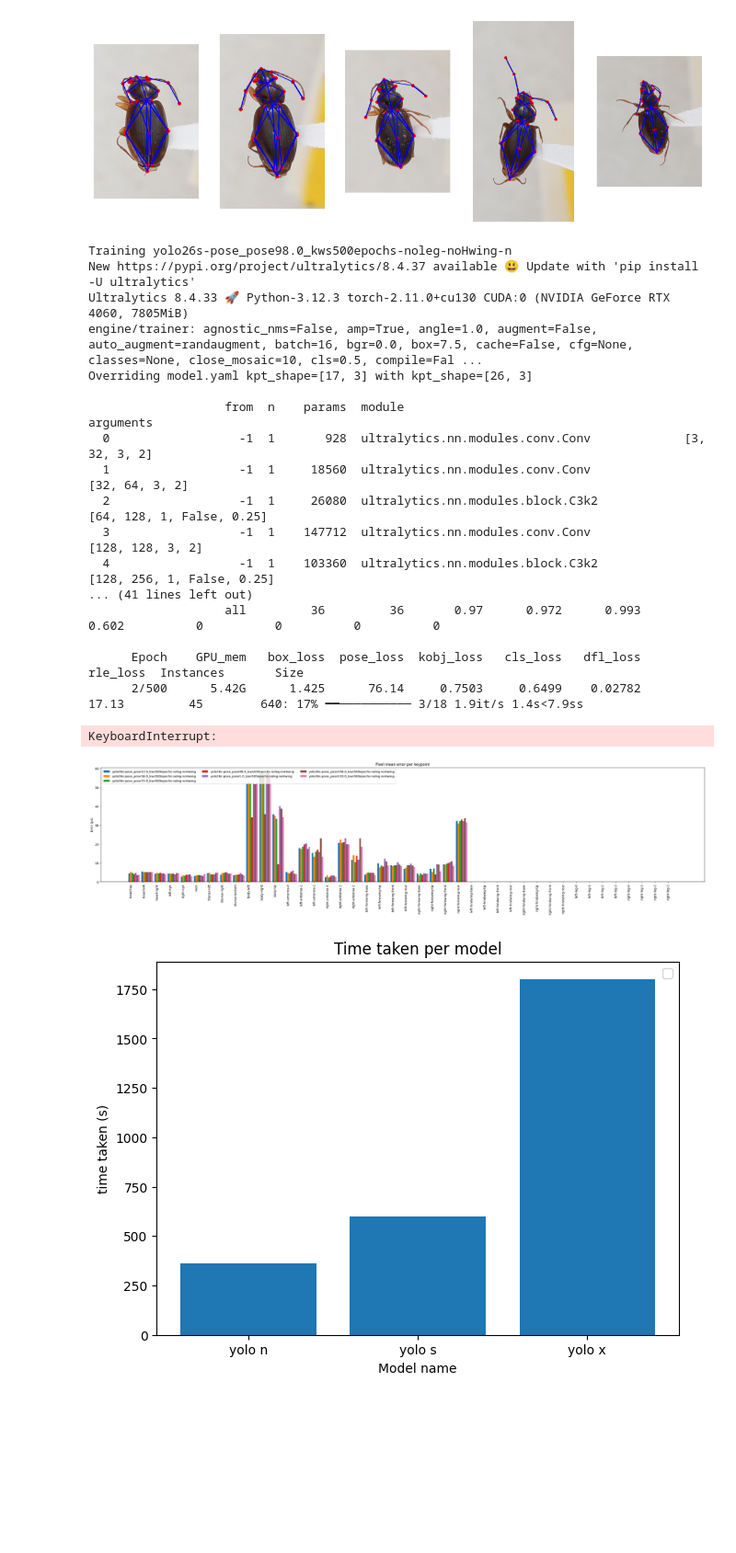
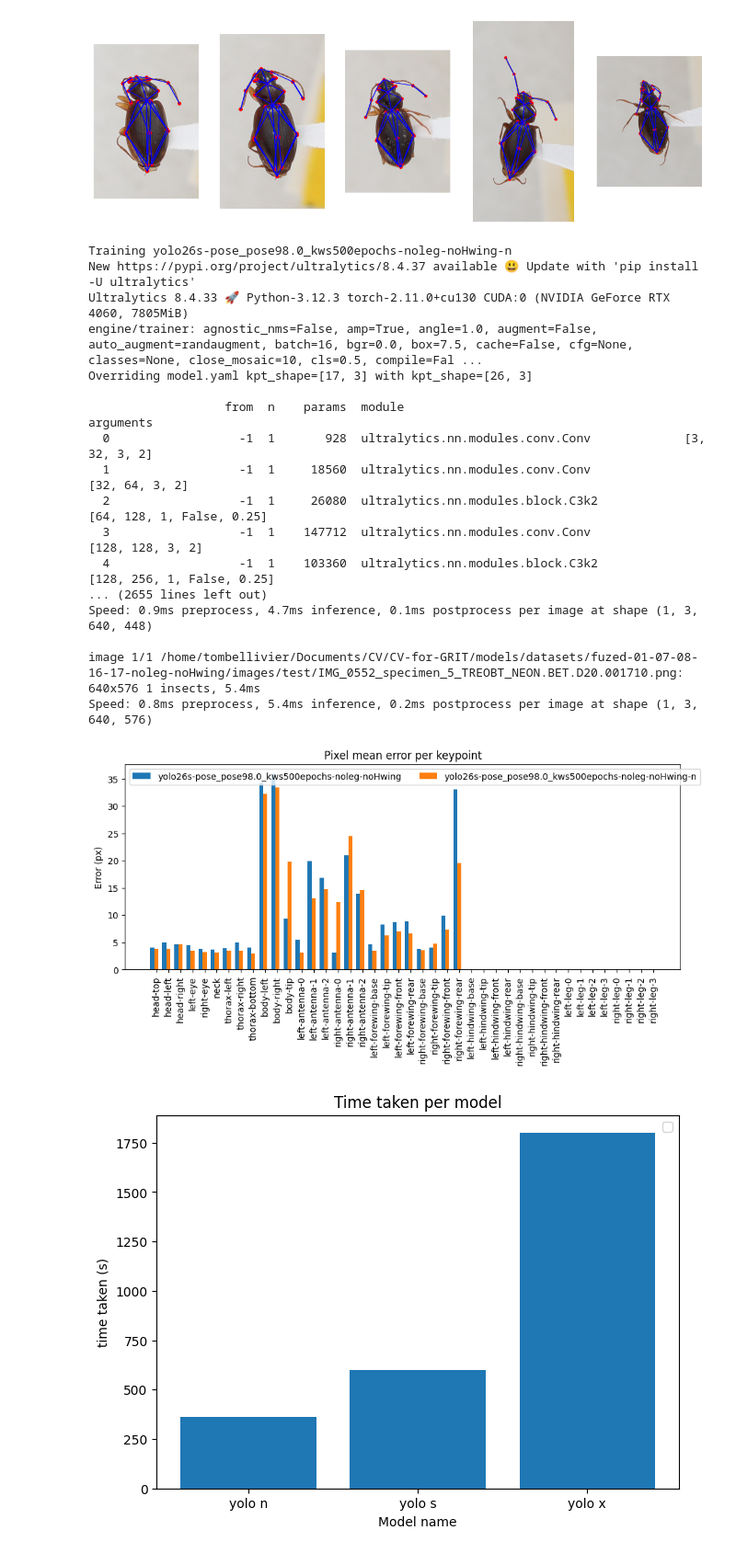
Before and after one commit to TomBellivier/CV-for-GRIT, a Jupyter notebook: models/yolo-pose-insect-kp.ipynb, the cells around one changed output. Shown at 92% size. Drawn from its saved outputs; the diff is of its cells as text; code cells hidden in the pictures; blank space fills up the shorter version.

Commit message:
run with 364 images

```diff
--- a/models/yolo-pose-insect-kp.ipynb
+++ b/models/yolo-pose-insect-kp.ipynb
@@ -117,6 +117,7 @@ def check_keywords(name, kws):
 # %%
 base_model = "yolo26s-pose"
 params = {
+"img" : 364,
 "pose":98.0, # base value = 12.0
 "kws": "500epochs-noleg-noHwing",
 }
@@ -206,50 +207,49 @@ Overriding model.yaml kpt_shape=[17, 3] with kpt_shape=[26, 3]
   2                  -1  1     26080  ultralytics.nn.modules.block.C3k2            [64, 128, 1, False, 0.25]
   3                  -1  1    147712  ultralytics.nn.modules.conv.Conv             [128, 128, 3, 2]
   4                  -1  1    103360  ultralytics.nn.modules.block.C3k2            [128, 256, 1, False, 0.25]
-... (41 lines left out)
-                   all         36         36       0.97      0.972      0.993      0.602          0          0          0          0
+... (2655 lines left out)
+Speed: 0.9ms preprocess, 4.7ms inference, 0.1ms postprocess per image at shape (1, 3, 640, 448)
 
-      Epoch    GPU_mem   box_loss  pose_loss  kobj_loss   cls_loss   dfl_loss   rle_loss  Instances       Size
-      2/500      5.42G      1.425      76.14     0.7503     0.6499    0.02782      17.13         45        640: 17% ━━────────── 3/18 1.9it/s 1.4s<7.9ss
+image 1/1 /home/tombellivier/Documents/CV/CV-for-GRIT/models/datasets/fuzed-01-07-08-16-17-noleg-noHwing/images/test/IMG_0552_specimen_5_TREOBT_NEON.BET.D20.001710.png: 640x576 1 insects, 5.4ms
+Speed: 0.8ms preprocess, 5.4ms inference, 0.2ms postprocess per image at shape (1, 3, 640, 576)
-KeyboardInterrupt:
 # %%
 import matplotlib.pyplot as plt
 import yaml
 
-filter =  ["yolo26s", "noleg", "noHwing"]
+filter =  ["yolo26s", "noleg", "noHwing", "pose98"]
 
 with open(f"./datasets/{DATASET_NAME}/yolo-config.yaml", "r") as f:
     config = yaml.safe_load(f)
 
 with open("run_results.json", "r") as f:
     models_data = json.load(f)
 
 x = np.arange(42)  # the label locations
 
 filtered_models = [x for x in list(models_data.items()) if check_keywords(x[0], filter)]
 number_of_models = len(filtered_models)
 width = 1/(number_of_models + 1)  # the width of the bars
 multiplier = 0
 
-fig, ax = plt.subplots(layout='constrained', figsize=(4*number_of_models, 7))
+fig, ax = plt.subplots(layout='constrained', figsize=(5*number_of_models, 5))
 
 for attribute, measurement in filtered_models:
     offset = width * multiplier
     rects = ax.bar(x + offset, measurement["keypoints perf"], width, label=attribute)
     multiplier += 1
 
 # Add some text for labels, title and custom x-axis tick labels, etc.
 ax.set_ylabel('Error (px)')
 ax.set_title('Pixel mean error per keypoint')
 ax.set_xticks(x + width, all_kp, rotation=90)
 ax.legend(loc='upper left', ncols=3)
 
 plt.show()
 
 fig.savefig("perf_comparison_results.png")
 plt.show()
 # %% [output]
-[figure, old version]
+[figure, new version]
 # %%
 fig, ax = plt.subplots(layout="constrained")
 
```
Also changed, not shown: parts of 2 cells of this notebook, 7 other files.
